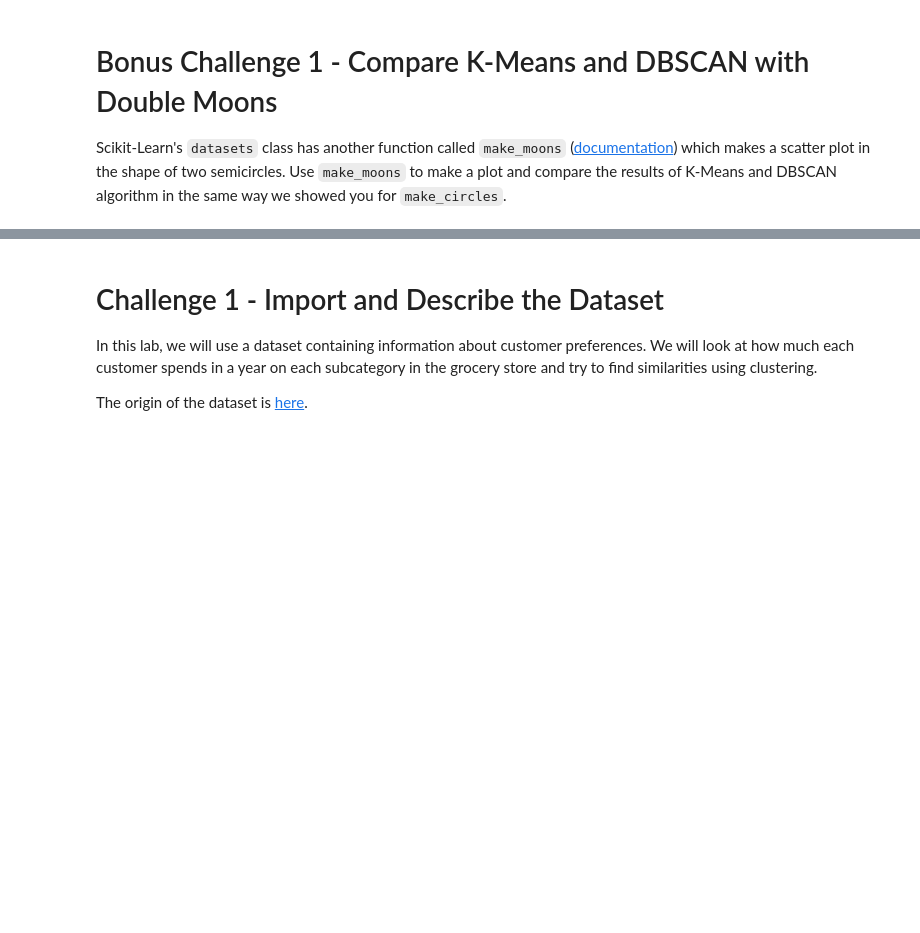
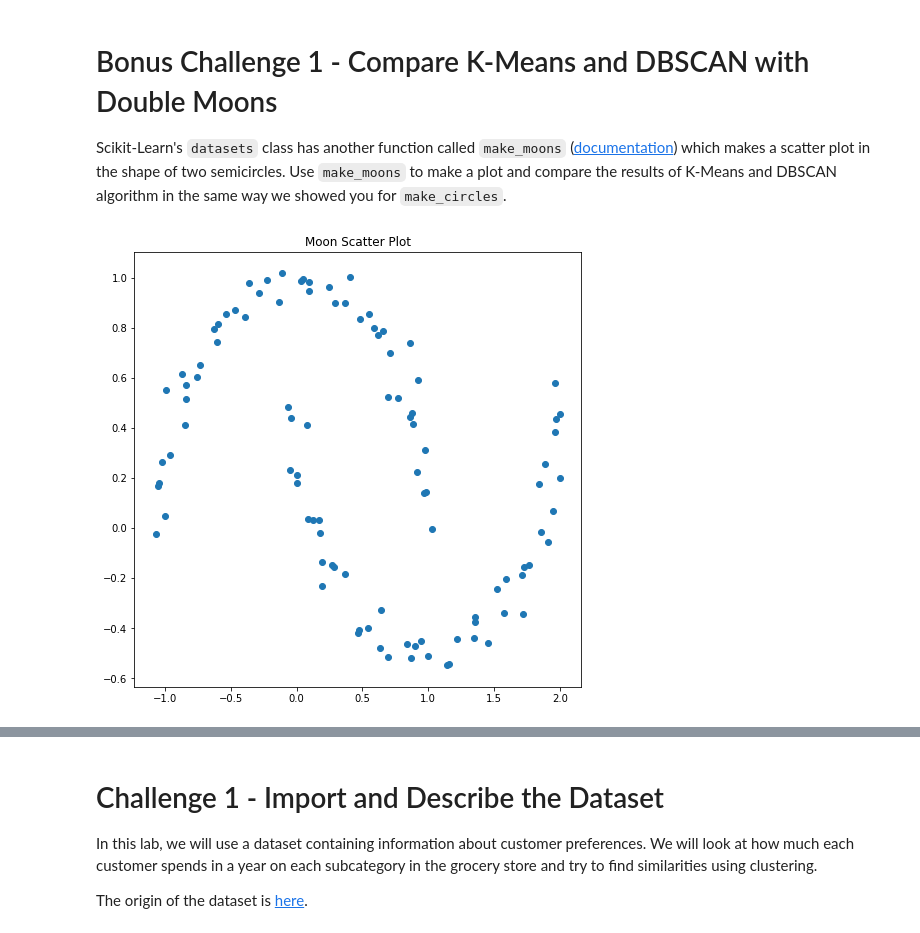
Before and after one commit to LauraRepullo/datamad0119, a Jupyter notebook: module-3/lab-unsupervised-learning/your-code/main.ipynb, the cells around one changed output, grey strips where cells are left out. Cells and saved outputs as stored; diff of their text form; code cells hidden in the pictures; blank space fills up the shorter version.

```diff
--- a/module-3/lab-unsupervised-learning/your-code/main.ipynb
+++ b/module-3/lab-unsupervised-learning/your-code/main.ipynb
@@ -80,2 +78,15 @@ Scikit-Learn's `datasets` class has another function called `make_moons` ([docum
+# %%
+# Your code to make double moons
+from sklearn import datasets
+
+n_samples = 1000
+X, y = datasets.make_moons (n_samples=100, shuffle=True, noise=.05, random_state=None)
+
+plt.figure(figsize=(8, 8))
+plt.scatter(X[:, 0], X[:, 1])
+plt.title("Moon Scatter Plot")
+plt.show()
+# %% [output]
+[figure, added]
 # %%
 # Your code to visualize how K-Means cluster double-moon scatter plot
```
Also changed, not shown: parts of 25 cells of this notebook.
